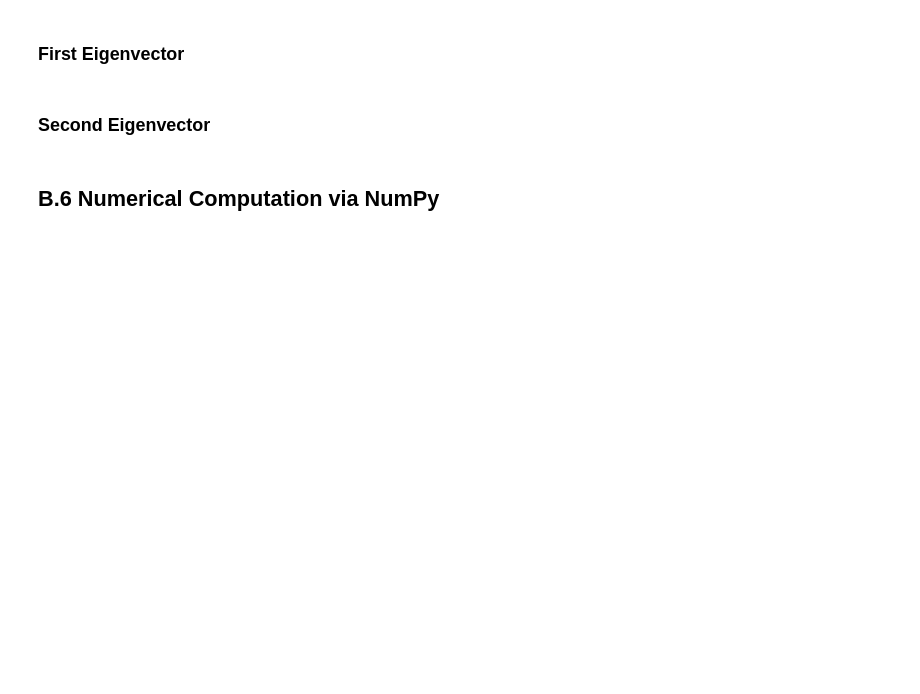
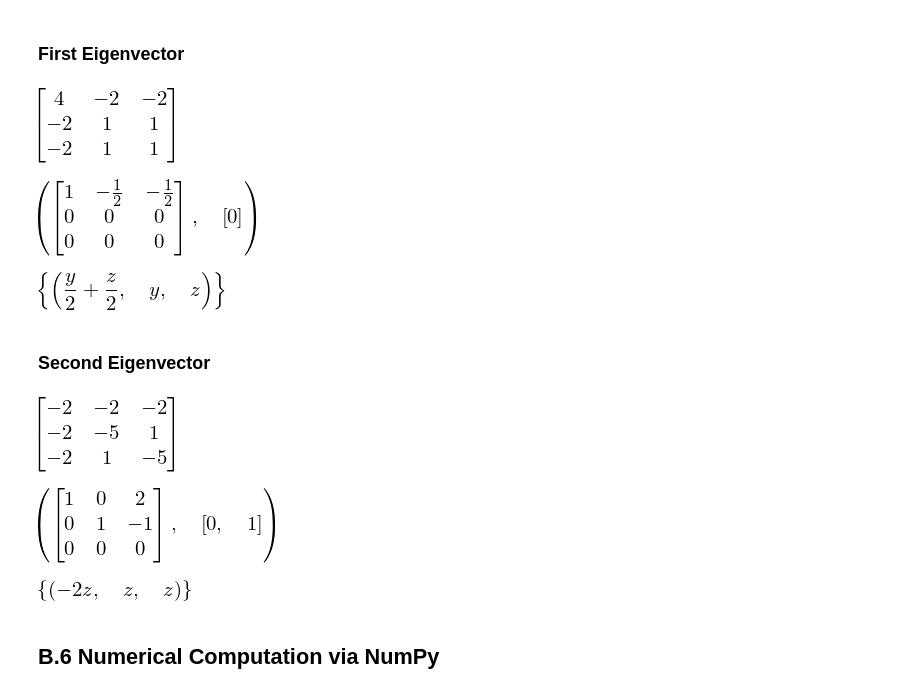
Before and after one commit to emily-jean/dimensionality-reduction, a Jupyter notebook: starter-3.2.ipynb, the cells around one changed output. Cells and saved outputs as stored; diff of their text form; code cells hidden in the pictures; blank space fills up the shorter version.

```diff
--- a/starter-3.2.ipynb
+++ b/starter-3.2.ipynb
@@ -162,8 +219,8 @@ A3m.eigenvals()
 ## B.3 Store Eigenvalues
 TODO: overwrite assignments (1=bigger, 2=smaller)
 # %%
-l1 = None
-l2 = None
+l1 = 3
+l2 = -3
 # %% [markdown]
 ## B.4 Eigenvectors by Hand
 Doing things slightly differently (works either way)...
@@ -215,18 +276,33 @@ A3l
 ### First Eigenvector
 # %%
 A3l.subs(l, l1)
+# %% [output]
+[figure, added]
 # %%
 A3l.subs(l, l1).rref()
+# %% [output]
+[figure, added]
 # %%
 sp.linsolve((A3l.subs(l, l1), b), [x, y, z])
+# %% [output]
+[figure, added]
 # %% [markdown]
 ### Second Eigenvector
 # %%
 # TODO: repeat substitution for second eigenvalue
+A3l.subs(l, l2)
+# %% [output]
+[figure, added]
 # %%
 # TODO: repeat RREF for second eigenvalue
+A3l.subs(l,l2).rref()
+# %% [output]
+[figure, added]
 # %%
 # TODO: repeat linear solve for second eigenvalue
+sp.linsolve((A3l.subs(l, l2), b), [x, y, z])
+# %% [output]
+[figure, added]
 # %% [markdown]
 ## B.6 Numerical Computation via NumPy
 # %%
```
Also changed, not shown: parts of 24 cells of this notebook.
